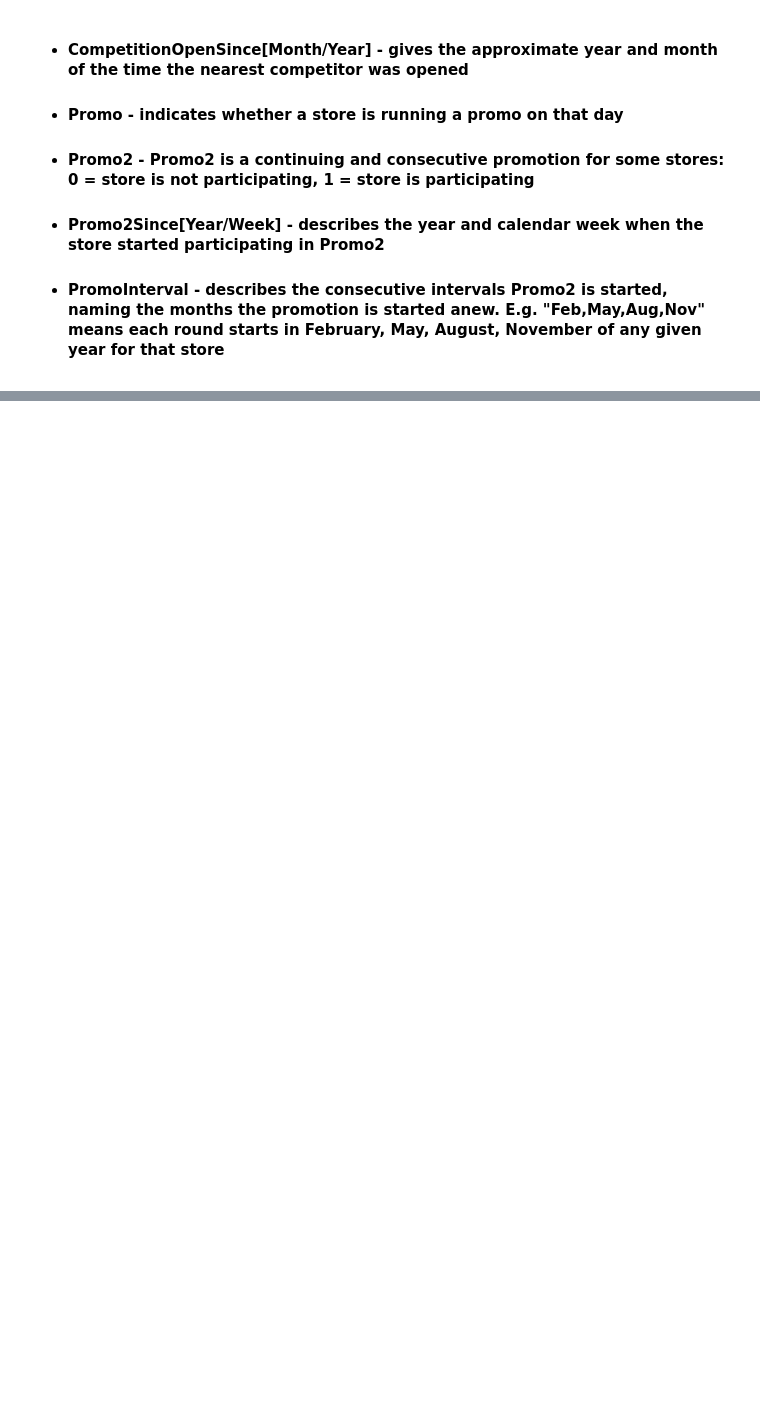
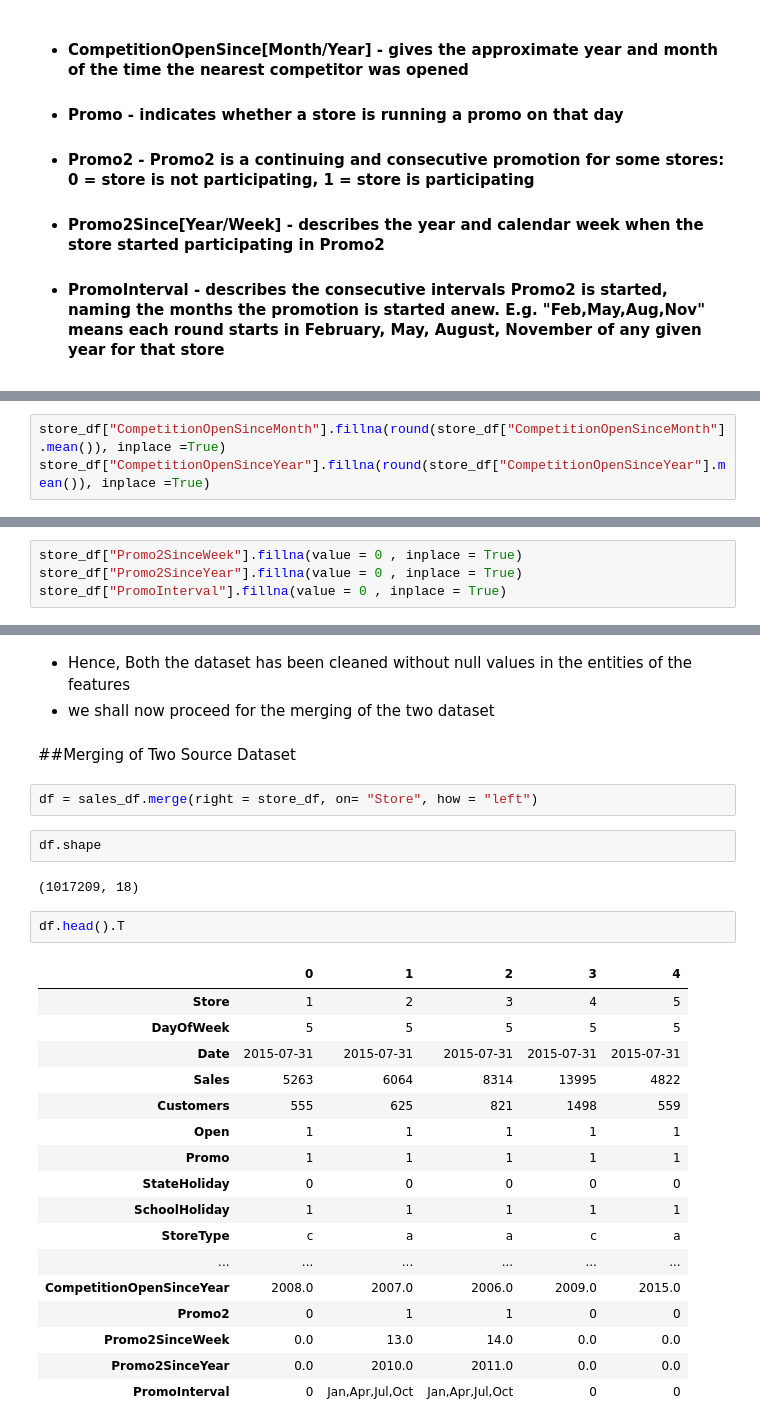
Before and after one commit to ArunPrasath1205/Retail-Sales-Prediction-ML-Project, a Jupyter notebook: Rossmann_Sales_Prediction_AP_Capstone_Project.ipynb, the cells around one changed output, grey strips where cells are left out. Saved outputs shown, nothing was run; the diff lists cells and outputs as text; blank space fills up the shorter version.

```diff
--- a/Rossmann_Sales_Prediction_AP_Capstone_Project.ipynb
+++ b/Rossmann_Sales_Prediction_AP_Capstone_Project.ipynb
@@ -35,0 +279,3 @@
+# %%
+store_df["CompetitionOpenSinceMonth"].fillna(round(store_df["CompetitionOpenSinceMonth"].mean()), inplace =True)
+store_df["CompetitionOpenSinceYear"].fillna(round(store_df["CompetitionOpenSinceYear"].mean()), inplace =True)
@@ -35,0 +307,4 @@
+# %%
+store_df["Promo2SinceWeek"].fillna(value = 0 , inplace = True)
+store_df["Promo2SinceYear"].fillna(value = 0 , inplace = True)
+store_df["PromoInterval"].fillna(value = 0 , inplace = True)
@@ -35,0 +325,31 @@
+# %% [markdown]
+* Hence, Both the dataset has been cleaned without null values in the entities of the features
+* we shall now proceed for the merging of the two dataset
+# %% [markdown]
+##Merging of Two Source Dataset
+# %%
+df = sales_df.merge(right = store_df, on= "Store", how = "left")
+# %%
+df.shape
+# %% [output]
+(1017209, 18)
+# %%
+df.head().T
+# %% [output]
+|  | 0 | 1 | 2 | 3 | 4 |
+| Store | 1 | 2 | 3 | 4 | 5 |
+| DayOfWeek | 5 | 5 | 5 | 5 | 5 |
+| Date | 2015-07-31 | 2015-07-31 | 2015-07-31 | 2015-07-31 | 2015-07-31 |
+| Sales | 5263 | 6064 | 8314 | 13995 | 4822 |
+| Customers | 555 | 625 | 821 | 1498 | 559 |
+| Open | 1 | 1 | 1 | 1 | 1 |
+| Promo | 1 | 1 | 1 | 1 | 1 |
+| StateHoliday | 0 | 0 | 0 | 0 | 0 |
+| SchoolHoliday | 1 | 1 | 1 | 1 | 1 |
+| StoreType | c | a | a | c | a |
+| ... | ... | ... | ... | ... | ... |
+| CompetitionOpenSinceYear | 2008.0 | 2007.0 | 2006.0 | 2009.0 | 2015.0 |
+| Promo2 | 0 | 1 | 1 | 0 | 0 |
+| Promo2SinceWeek | 0.0 | 13.0 | 14.0 | 0.0 | 0.0 |
+| Promo2SinceYear | 0.0 | 2010.0 | 2011.0 | 0.0 | 0.0 |
+| PromoInterval | 0 | Jan,Apr,Jul,Oct | Jan,Apr,Jul,Oct | 0 | 0 |
```
Also changed, not shown: parts of 34 cells of this notebook.
